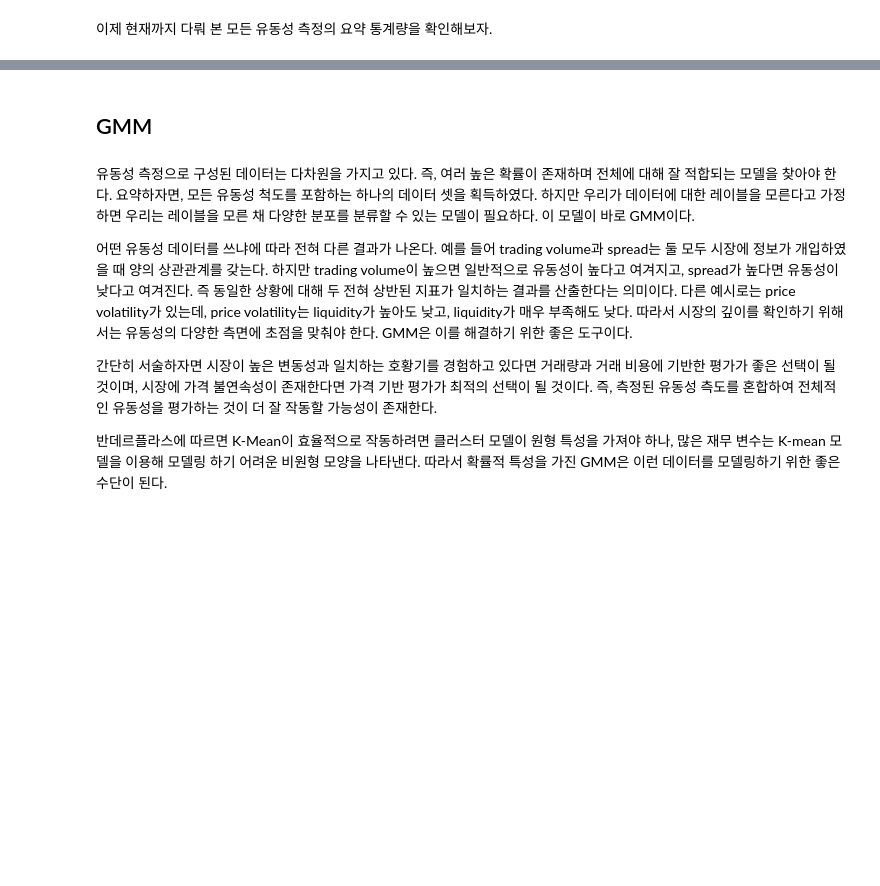
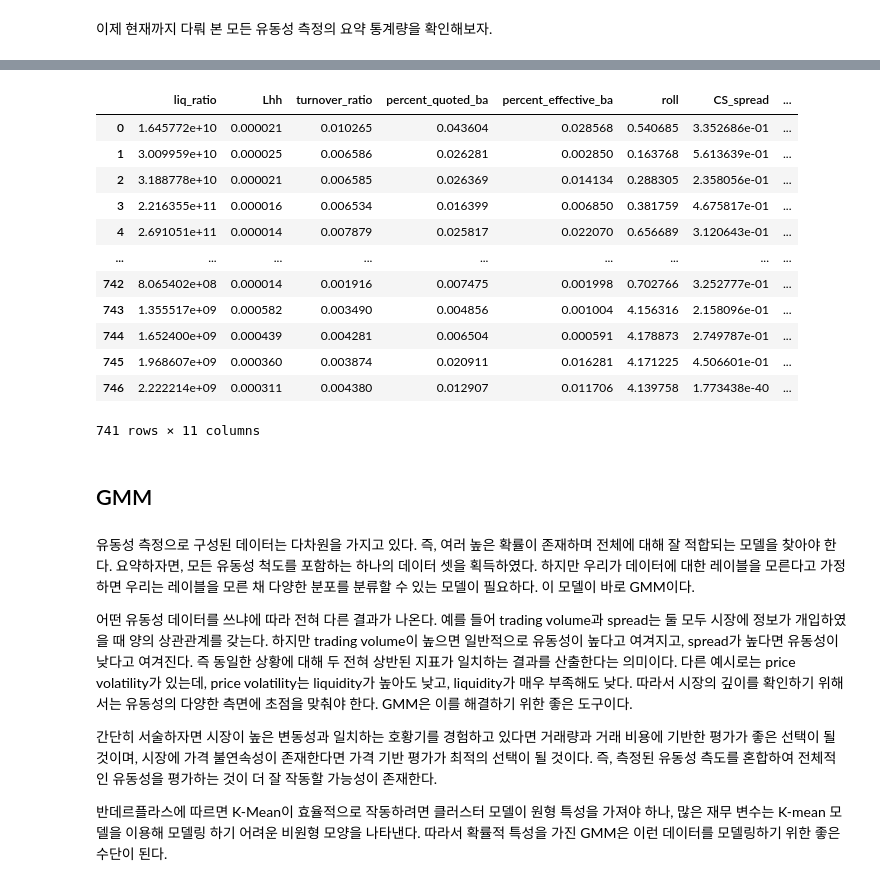
Before and after one commit to QuantifiSogang/2024-02RiskManagement, a Jupyter notebook: ch07_liquidityrisk/ch07_liquidityrisk.ipynb, the cells around one changed output, grey strips where cells are left out. Saved outputs shown, nothing was run; the diff lists cells and outputs as text; code cells hidden in the pictures; blank space fills up the shorter version.

```diff
--- a/ch07_liquidityrisk/ch07_liquidityrisk.ipynb
+++ b/ch07_liquidityrisk/ch07_liquidityrisk.ipynb
@@ -213,8 +213,7 @@ Roll Model이 강력한 또 한가지 이유는 주식시장 뿐만이 아닌
 # %% [markdown]
 다음은 롤의 스프레드를 계산하는 코드이다. 여기서는 공분산이 양의 값을 갖는 경우 해리스의 접근 방식을 사용하였다.
 # %%
-liq_vol_all['price_diff'] = liq_vol_all.groupby('TICKER')['PRC']\
-                            .apply(lambda x:x.diff())
+liq_vol_all['price_diff'] = liq_vol_all.groupby('TICKER')['PRC'].apply(lambda x:x.diff()).droplevel(0)
 liq_vol_all.dropna(inplace=True)
 roll = []
 
@@ -336,10 +335,10 @@ for j in liq_vol_all.TICKER.unique():
                          (np.sum(np.abs(liq_vol_all['RET'][i:i+1]) /
                                  liq_vol_all['turnover_ratio'][i:i+1])))
 # %%
-liq_vol_all['vol_diff_pct'] = liq_vol_all.groupby('TICKER')['VOL']\
-                              .apply(lambda x: x.diff()).pct_change()
-liq_vol_all['price_diff_pct'] = liq_vol_all.groupby('TICKER')['PRC']\
-                              .apply(lambda x: x.diff()).pct_change()
+liq_vol_all['vol_diff_pct'] = (liq_vol_all.groupby('TICKER')['VOL']\
+                              .apply(lambda x: x.diff()).pct_change()).droplevel(0)
+liq_vol_all['price_diff_pct'] = (liq_vol_all.groupby('TICKER')['PRC']\
+                              .apply(lambda x: x.diff()).pct_change()).droplevel(0)
 # %% [markdown]
 #### 거래의 탄력성 계수
 # %% [markdown]
@@ -384,8 +383,8 @@ $$u_i^2=\gamma _1+\gamma _2 V_i + e_i$$
 # %%
 import statsmodels.api as sm
 # %%
-liq_vol_all['VOL_pct_change'] = liq_vol_all.groupby('TICKER')['VOL']\
-                                .apply(lambda x: x.pct_change())
+liq_vol_all['VOL_pct_change'] = (liq_vol_all.groupby('TICKER')['VOL']\
+                                .apply(lambda x: x.pct_change())).droplevel(0)
 liq_vol_all.dropna(subset=['VOL_pct_change'], inplace=True)
 liq_vol_all = liq_vol_all.reset_index()
 # %%
@@ -410,6 +442,6 @@ for i, j in zip(liq_vol_all.TICKER.unique(),
 # %%
-append1 = market_impact[0].append(market_impact[1])
-liq_vol_all['market_impact'] = append1.append(market_impact[2])
+append1 = pd.concat([market_impact[0], market_impact[1], market_impact[2]])
+liq_vol_all['market_impact'] = append1
 # %% [markdown]
 이제 현재까지 다뤄 본 모든 유동성 측정의 요약 통계량을 확인해보자.
 # %%
@@ -422,3 +467,19 @@ liq_measures_all.describe().T
+# %%
+liq_measures_all
+# %% [output]
+|  | liq_ratio | Lhh | turnover_ratio | percent_quoted_ba | percent_effective_ba | roll | CS_spread | ... |
+| 0 | 1.645772e+10 | 0.000021 | 0.010265 | 0.043604 | 0.028568 | 0.540685 | 3.352686e-01 | ... |
+| 1 | 3.009959e+10 | 0.000025 | 0.006586 | 0.026281 | 0.002850 | 0.163768 | 5.613639e-01 | ... |
+| 2 | 3.188778e+10 | 0.000021 | 0.006585 | 0.026369 | 0.014134 | 0.288305 | 2.358056e-01 | ... |
+| 3 | 2.216355e+11 | 0.000016 | 0.006534 | 0.016399 | 0.006850 | 0.381759 | 4.675817e-01 | ... |
+| 4 | 2.691051e+11 | 0.000014 | 0.007879 | 0.025817 | 0.022070 | 0.656689 | 3.120643e-01 | ... |
+| ... | ... | ... | ... | ... | ... | ... | ... | ... |
+| 742 | 8.065402e+08 | 0.000014 | 0.001916 | 0.007475 | 0.001998 | 0.702766 | 3.252777e-01 | ... |
+| 743 | 1.355517e+09 | 0.000582 | 0.003490 | 0.004856 | 0.001004 | 4.156316 | 2.158096e-01 | ... |
+| 744 | 1.652400e+09 | 0.000439 | 0.004281 | 0.006504 | 0.000591 | 4.178873 | 2.749787e-01 | ... |
+| 745 | 1.968607e+09 | 0.000360 | 0.003874 | 0.020911 | 0.016281 | 4.171225 | 4.506601e-01 | ... |
+| 746 | 2.222214e+09 | 0.000311 | 0.004380 | 0.012907 | 0.011706 | 4.139758 | 1.773438e-40 | ... |
+741 rows × 11 columns
 # %% [markdown]
 ## GMM
 # %% [markdown]
```
Also changed, not shown: parts of 19 cells of this notebook.
